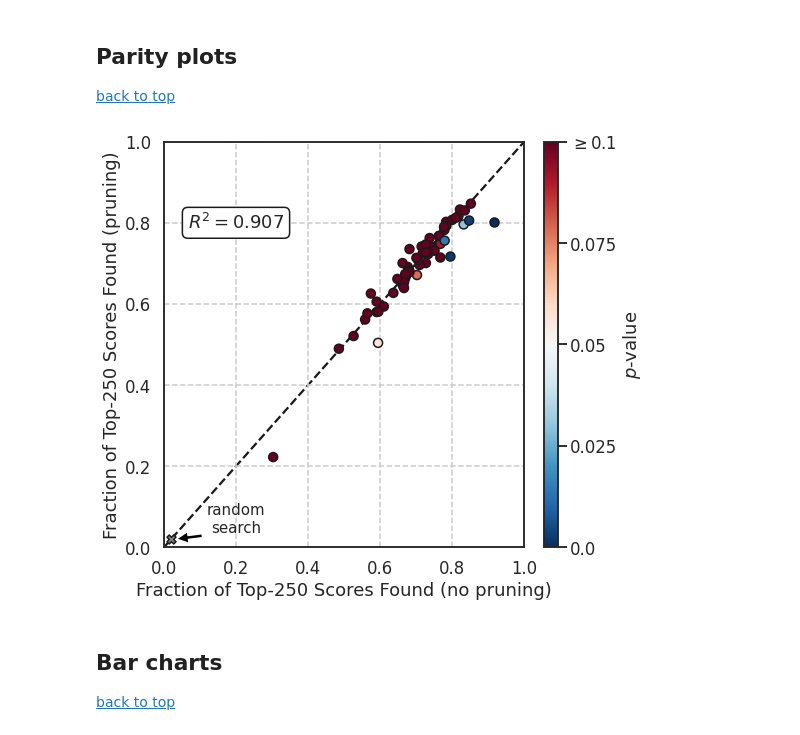
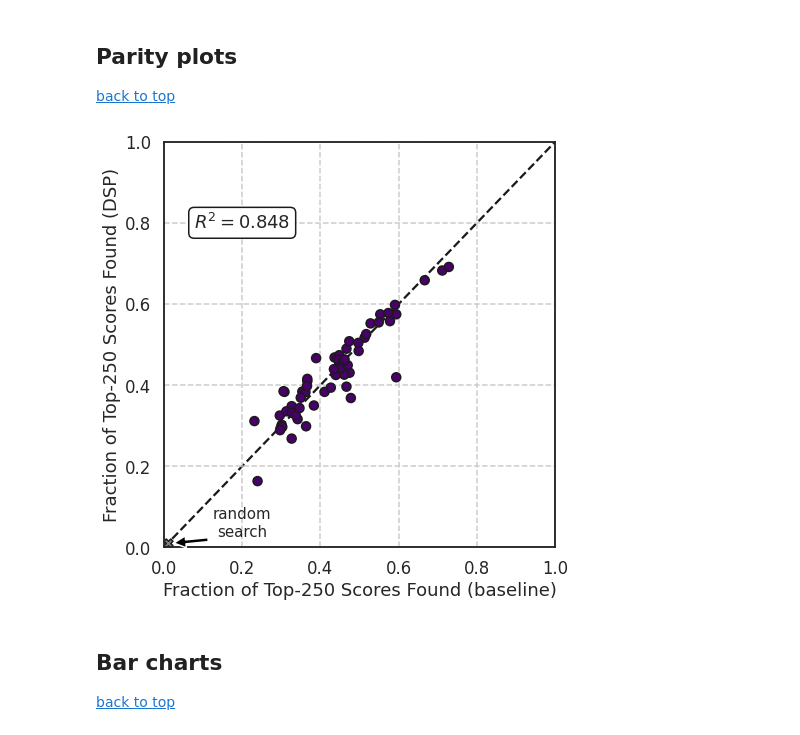
Before and after one commit to coleygroup/molpal, a Jupyter notebook: notebooks/dockstring-figures.ipynb, the cells around one changed output. Saved outputs shown, nothing was run; the diff lists cells and outputs as text; code cells hidden in the pictures.

```diff
--- a/notebooks/dockstring-figures.ipynb
+++ b/notebooks/dockstring-figures.ipynb
@@ -38,7 +38,7 @@ SIZE = int(260e3)
 [back to top](#table-of-contents)
 # %%
 def make_parity_plot(npy_file, N):
-    fig, ax = plt.subplots(1, 1, figsize=(8, 7.))
+    fig, ax = plt.subplots(1, 1, figsize=(7, 7.))
 
     ax.plot(np.linspace(0, 1, 10), np.linspace(0, 1, 10), 'k--', zorder=0)
 
@@ -46,17 +46,20 @@ def make_parity_plot(npy_file, N):
     Y_f = Y[0]
     Y_p = Y[1]
     _, P = ttest_ind_from_stats(
-            Y_p.mean(1), Y_p.std(1), Y_p.shape[1],
-            Y_f.mean(1), Y_f.std(1), Y_f.shape[1],
-            True,
-            "less"
-        )
+        Y_p.mean(1), Y_p.std(1), Y_p.shape[1],
+        Y_f.mean(1), Y_f.std(1), Y_f.shape[1],
+        True,
+        "less"
+    )
 
-    im = ax.scatter(
+    bounds = [0.05]
+    cmap = plt.cm.get_cmap("RdPu")
+    norm = mpl.colors.BoundaryNorm([0] + bounds + [1], cmap.N)
+
+    ax.scatter(
         Y_f.mean(1),
         Y_p.mean(1),
-        c=P,
-        cmap='RdBu_r',
+        c=cmap(norm(P*len(P))),
         vmin=0,
         vmax=0.1,
         edgecolors='k',
@@ -79,22 +82,25 @@ def make_parity_plot(npy_file, N):
     ax.set_xlim(0, 1)
     ax.set_ylim(0, 1)
     ax.grid(True, ls="--")
-    ax.set_xlabel(f"Fraction of Top-250 Scores Found (no pruning)")
-    ax.set_ylabel(f"Fraction of Top-250 Scores Found (pruning)")
+    ax.set_xlabel(f"Fraction of Top-250 Scores Found (baseline)")
+    ax.set_ylabel(f"Fraction of Top-250 Scores Found (DSP)")
 
-    ticks = [0.00, 0.025, 0.050, 0.075, 0.10]
-    cbar = fig.colorbar(im, ticks=ticks, fraction=0.05, aspect=30, label=r"$p$-value")
-
-    labels = ticks.copy()
-    labels[-1] = rf"$\geq{ticks[-1]}$"
-    cbar.ax.set_yticklabels(labels)
+    # cbar = fig.colorbar(
+    #     plt.cm.ScalarMappable(norm, cmap),
+    #     extend="both",
+    #     fraction=0.05,
+    #     aspect=30,
+    #     label=r"MHC-adjusted $p$-value"
+    # )
+    # cbar.ax.set_yticks(bounds, labels=bounds)
 
     fig.tight_layout()
 
     return fig
 # %%
-split = "0.004"
-N = 5
+split = "0.001"
+N = 10
 fig = make_parity_plot(DOCKSTRING_PROCESSED_ROOT / f"collated-{split}-Y.npy", N)
+fig.savefig(f"../figures/dockstring-parity-{split}-{N}.pdf", dpi=400)
 # %% [output]
-[figure, old version]
+[figure, new version]
```
Also changed, not shown: parts of 6 cells of this notebook, 1 other file.
